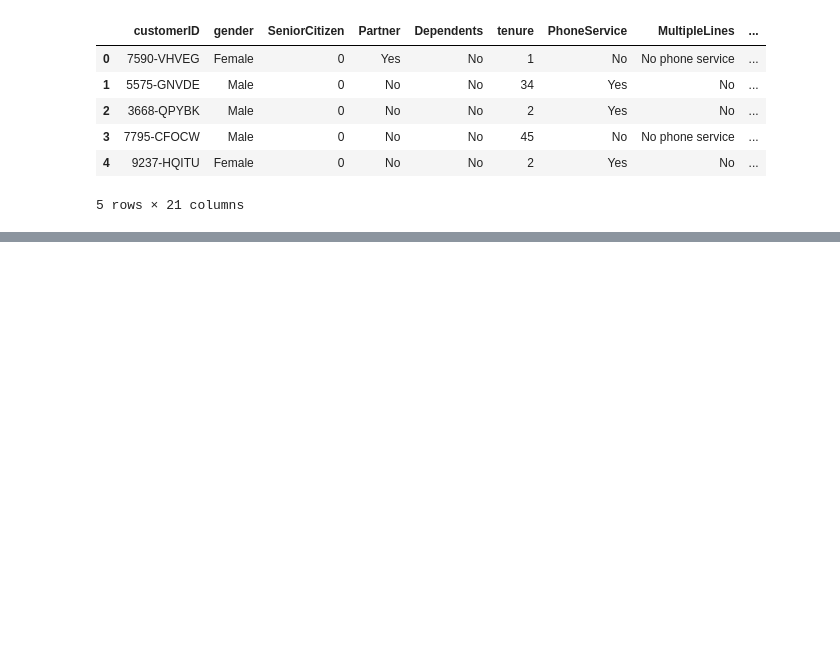
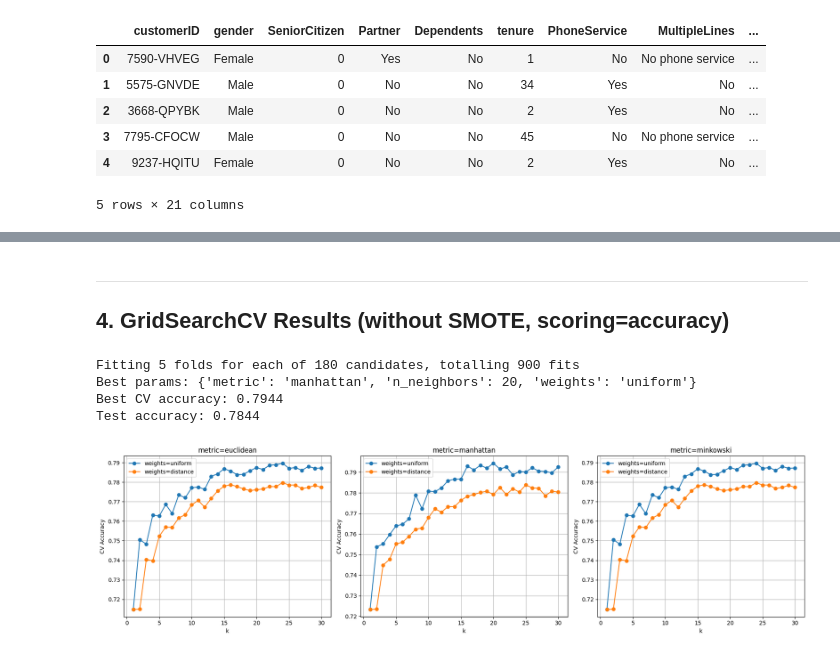
Before and after one commit to Tisha-choksi/analyses, a Jupyter notebook: customer_churn/knn.ipynb, the cells around one changed output, grey strips where cells are left out. Cells and saved outputs as stored; diff of their text form; code cells hidden in the pictures; blank space fills up the shorter version.

```diff
--- a/customer_churn/knn.ipynb
+++ b/customer_churn/knn.ipynb
@@ -127,5 +61,4 @@ Test size: 2110
 # %%
-# Feature scaling (essential for KNN)
 scaler = preprocessing.StandardScaler()
-X_train = scaler.fit_transform(X_train)
-X_test = scaler.transform(X_test)
+X_train_s = scaler.fit_transform(X_train)
+X_test_s = scaler.transform(X_test)
@@ -185,11 +121,0 @@ plt.show()
-# %%
-# Retrain with best k
-knn_best = KNeighborsClassifier(n_neighbors=best_k)
-knn_best.fit(X_train, y_train)
-y_pred_best = knn_best.predict(X_test)
-
-print(f'Final model (k={best_k}) performance:')
-print('Accuracy:', metrics.accuracy_score(y_test, y_pred_best))
-print('Precision:', metrics.precision_score(y_test, y_pred_best))
-print('Recall:', metrics.recall_score(y_test, y_pred_best))
-print('F1-score:', metrics.f1_score(y_test, y_pred_best))
@@ -201,0 +148,39 @@ F1-score: 0.5783582089552238
+# %% [markdown]
+---
+## 4. GridSearchCV Results (without SMOTE, scoring=accuracy)
+# %%
+grid_acc = GridSearchCV(
+    KNeighborsClassifier(),
+    param_grid={'n_neighbors': range(1, 31), 'weights': ['uniform', 'distance'], 'metric': ['euclidean', 'manhattan', 'minkowski']},
+    cv=StratifiedKFold(5), scoring='accuracy', n_jobs=-1, verbose=1
+)
+grid_acc.fit(X_train_s, y_train)
+
+print(f'Best params: {grid_acc.best_params_}')
+print(f'Best CV accuracy: {grid_acc.best_score_:.4f}')
+print(f'Test accuracy: {grid_acc.score(X_test_s, y_test):.4f}')
+# %% [output]
+Fitting 5 folds for each of 180 candidates, totalling 900 fits
+Best params: {'metric': 'manhattan', 'n_neighbors': 20, 'weights': 'uniform'}
+Best CV accuracy: 0.7944
+Test accuracy: 0.7844
+# %%
+results = pd.DataFrame(grid_acc.cv_results_)
+
+fig, axes = plt.subplots(1, 3, figsize=(18, 5))
+for idx, metric in enumerate(['euclidean', 'manhattan', 'minkowski']):
+    ax = axes[idx]
+    for w in ['uniform', 'distance']:
+        mask = (results['param_metric'] == metric) & (results['param_weights'] == w)
+        sub = results[mask].sort_values('param_n_neighbors')
+        ax.plot(sub['param_n_neighbors'].astype(int), sub['mean_test_score'],
+                marker='o', label=f'weights={w}')
+    ax.set_title(f'metric={metric}')
+    ax.set_xlabel('k')
+    ax.set_ylabel('CV Accuracy')
+    ax.legend()
+    ax.grid(True)
+plt.tight_layout()
+plt.show()
+# %% [output]
+[figure, added]
```
Also changed, not shown: parts of 29 cells of this notebook.
